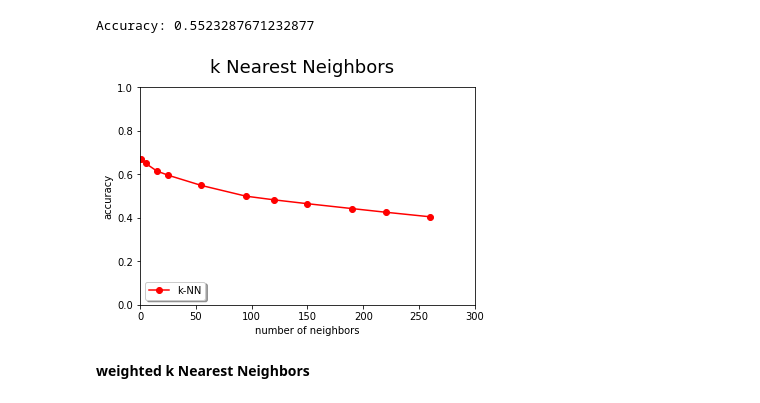
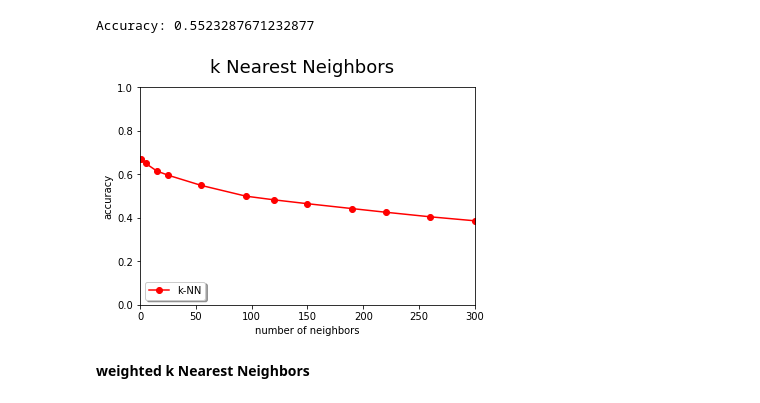
Before and after one commit to ZofiaLandowska/notes, a Jupyter notebook: project1_landowska.ipynb, the cells around one changed output. Saved outputs shown, nothing was run; the diff lists cells and outputs as text; code cells hidden in the pictures.

```diff
--- a/project1_landowska.ipynb
+++ b/project1_landowska.ipynb
@@ -144,27 +146,27 @@ print("Accuracy:", metrics.accuracy_score(test_sln,predictions))
 # %% [output]
 Accuracy: 0.5523287671232877
 # %%
-n_neighbors_vals = [1,5, 15,25, 55, 95, 120, 150, 190, 220, 260]
+n_neighbors_vals = [1,5, 15,25, 55, 95, 120, 150, 190, 220, 260, 300]
 knn_predictions = []
 
 for n in n_neighbors_vals:
     knn = neighbors.KNeighborsClassifier(n_neighbors=n)
     knn.fit(train_data, train_sln)
     predictions = knn.predict(test_data)
     current_accuracy = metrics.accuracy_score(test_sln,predictions)
     knn_predictions.append(current_accuracy)
 
 
 plt.suptitle('k Nearest Neighbors',fontsize=18)
 plt.xlabel('number of neighbors')
 plt.ylabel('accuracy')
 plt.plot(n_neighbors_vals,knn_predictions,'ro-',label='k-NN')
 plt.legend(loc='lower left', shadow=True)
 plt.axis([0,300,0,1])
 
 plt.show()
 # %% [output]
-[figure, old version]
+[figure, new version]
 # %% [markdown]
 __weighted k Nearest Neighbors__
 # %%
```
Also changed, not shown: parts of 13 cells of this notebook.
